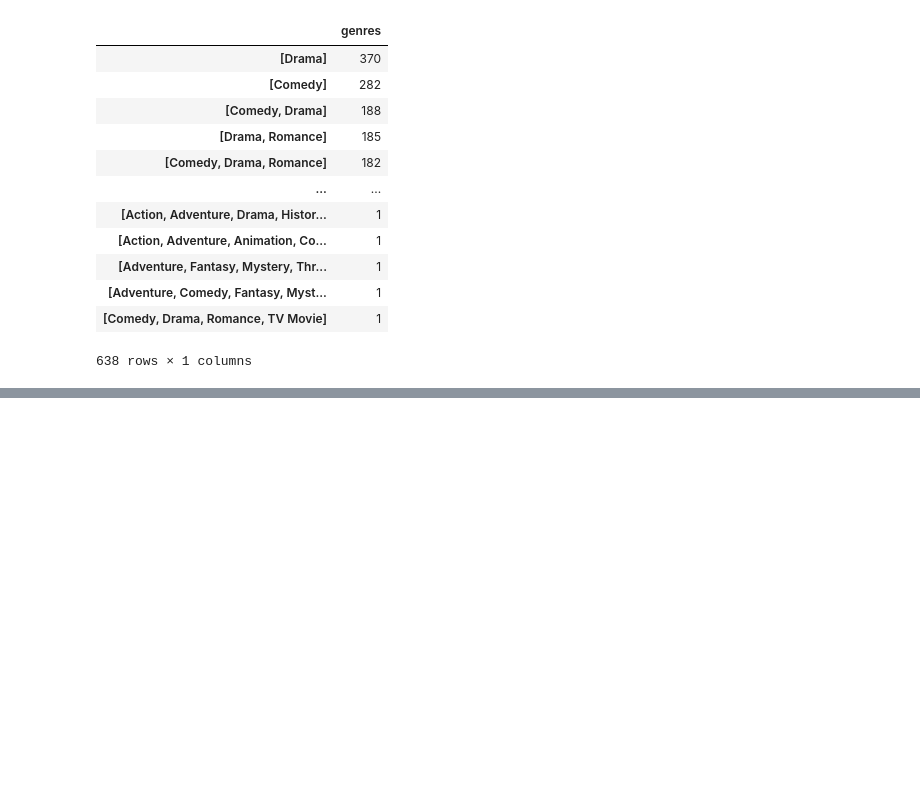
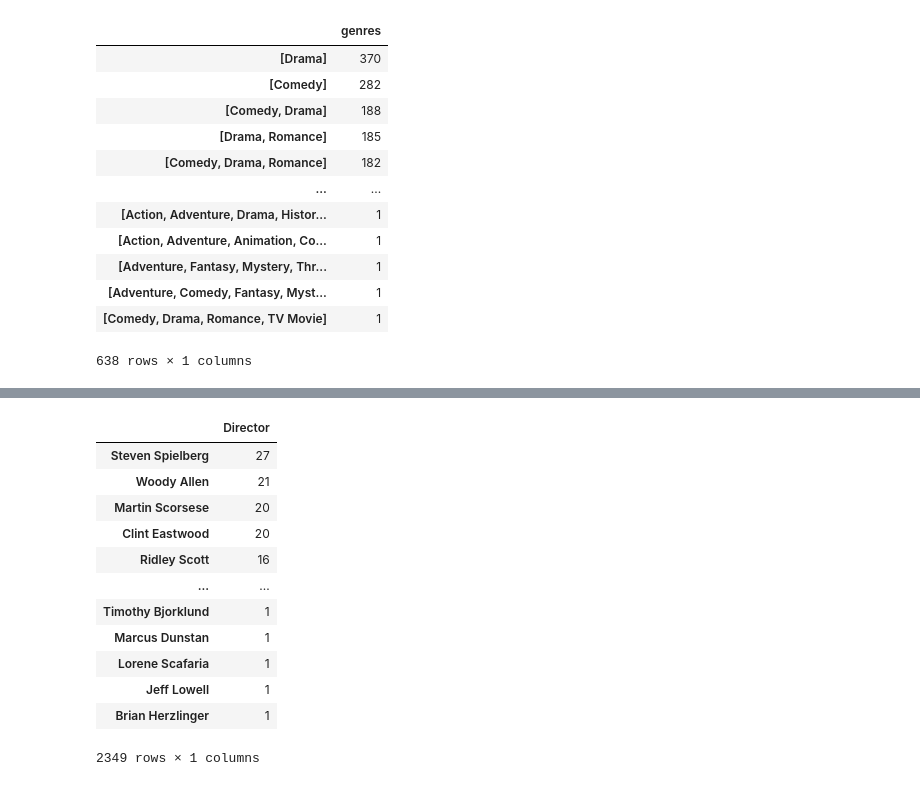
Before and after one commit to abhinav270/GreatLearning-Projects, a Jupyter notebook: Movie_Recommendation_system.ipynb, the cells around one changed output, grey strips where cells are left out. Cells and saved outputs as stored; diff of their text form; code cells hidden in the pictures; blank space fills up the shorter version.

```diff
--- a/Movie_Recommendation_system.ipynb
+++ b/Movie_Recommendation_system.ipynb
@@ -111,0 +146,26 @@ movies_df.genres.value_counts().to_frame()
+# %%
+crew_lis = movies_df.crew[0]
+# %%
+def Job_find(crew_lis:str,Job:str)->str:
+  for i in list(eval(crew_lis)):
+    for key in i:
+      if key == 'job' and i[key] == Job:
+        return i['name']
+# %%
+movies_df['Director'] = ''
+movies_df.Director = movies_df.crew.apply(lambda x: Job_find(x,'Director'))
+movies_df.Director.value_counts().to_frame()
+# %% [output]
+|  | Director |
+| Steven Spielberg | 27 |
+| Woody Allen | 21 |
+| Martin Scorsese | 20 |
+| Clint Eastwood | 20 |
+| Ridley Scott | 16 |
+| ... | ... |
+| Timothy Bjorklund | 1 |
+| Marcus Dunstan | 1 |
+| Lorene Scafaria | 1 |
+| Jeff Lowell | 1 |
+| Brian Herzlinger | 1 |
+2349 rows × 1 columns
```
Also changed, not shown: parts of 4 cells of this notebook.
